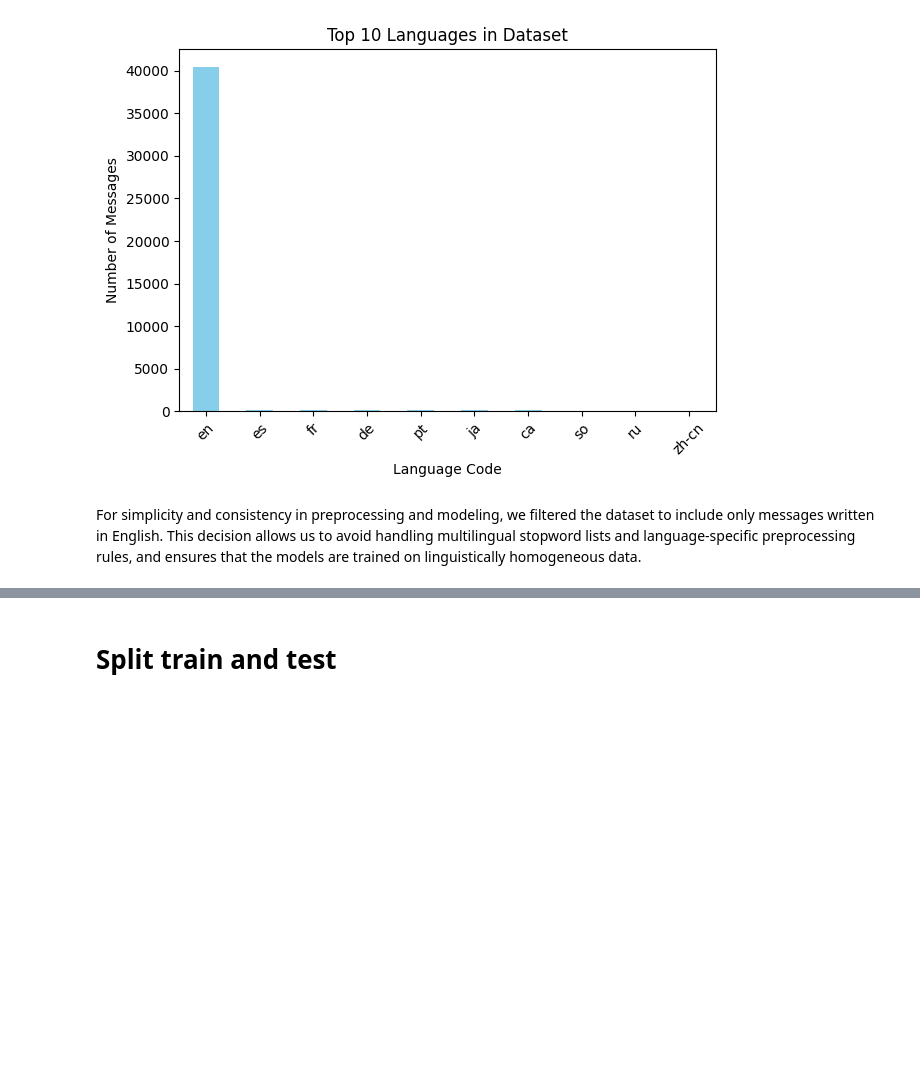
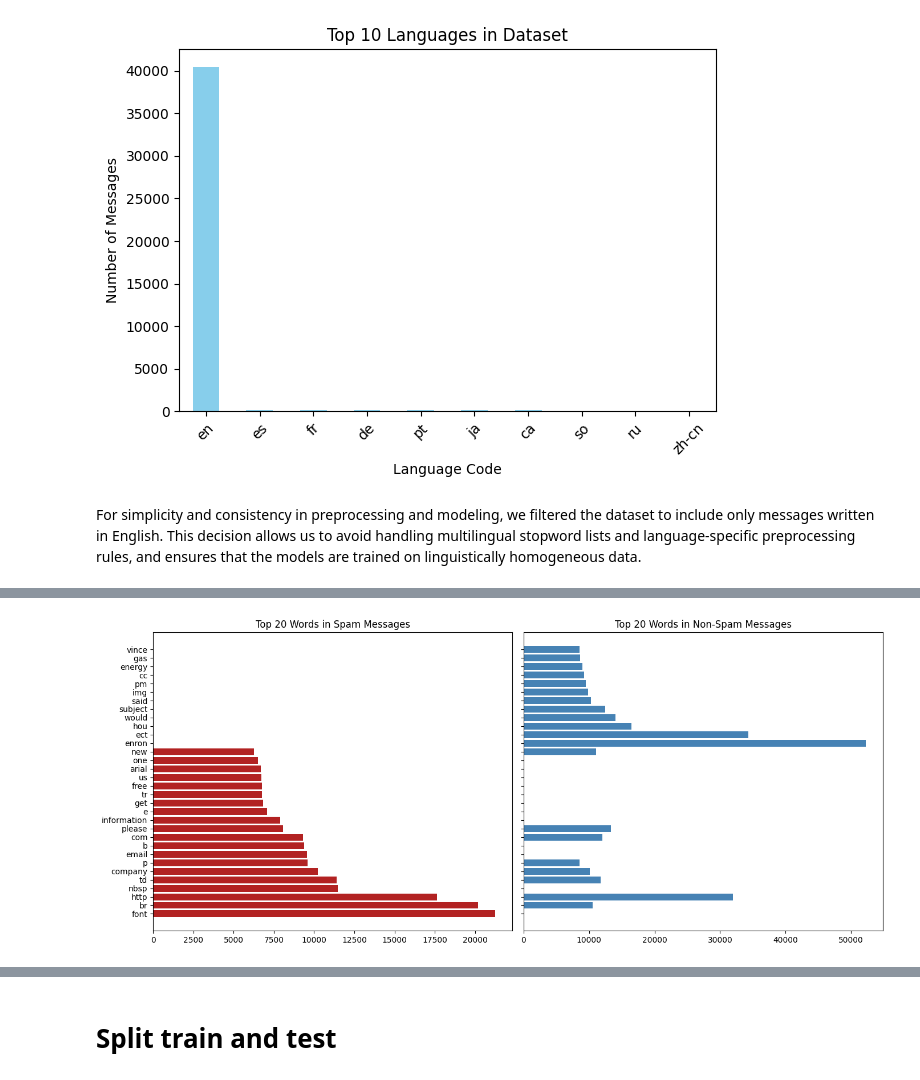
Before and after one commit to keitaVigano/tm4spam, a Jupyter notebook: notebooks/preprocessing.ipynb, the cells around one changed output, grey strips where cells are left out. Saved outputs shown, nothing was run; the diff lists cells and outputs as text; code cells hidden in the pictures; blank space fills up the shorter version.

Commit message:
add some plots

```diff
--- a/notebooks/preprocessing.ipynb
+++ b/notebooks/preprocessing.ipynb
@@ -136,3 +138,39 @@ plt.show()
 df = df[df["language"] == "en"].copy()
 # %% [markdown]
 For simplicity and consistency in preprocessing and modeling, we filtered the dataset to include only messages written in English. This decision allows us to avoid handling multilingual stopword lists and language-specific preprocessing rules, and ensures that the models are trained on linguistically homogeneous data.
+# %%
+from collections import Counter
+from nltk.tokenize import word_tokenize
+from nltk.corpus import stopwords
+import nltk
+
+nltk.download('punkt')
+
+stop_words = set(stopwords.words("english"))
+
+def tokenize_and_filter(text):
+    tokens = word_tokenize(text.lower())
+    return [t for t in tokens if t.isalpha() and t not in stop_words]
+
+spam_words = df[df["is_spam"] == 1]["text"].apply(tokenize_and_filter).explode()
+ham_words = df[df["is_spam"] == 0]["text"].apply(tokenize_and_filter).explode()
+
+spam_freq = Counter(spam_words)
+ham_freq = Counter(ham_words)
+
+top_spam = pd.DataFrame(spam_freq.most_common(20), columns=["word", "count"])
+top_ham = pd.DataFrame(ham_freq.most_common(20), columns=["word", "count"])
+
+fig, axes = plt.subplots(1, 2, figsize=(14, 6), sharey=True)
+
+axes[0].barh(top_spam["word"], top_spam["count"], color="firebrick")
+axes[0].set_title("Top 20 Words in Spam Messages")
+axes[0].invert_yaxis()
+
+axes[1].barh(top_ham["word"], top_ham["count"], color="steelblue")
+axes[1].set_title("Top 20 Words in Non-Spam Messages")
+axes[1].invert_yaxis()
+
+plt.tight_layout()
+plt.show()
+# %% [output]
@@ -138,0 +183 @@ For simplicity and consistency in preprocessing and modeling, we filtered the da
+[figure, added]
```
Also changed, not shown: parts of 7 cells of this notebook.
